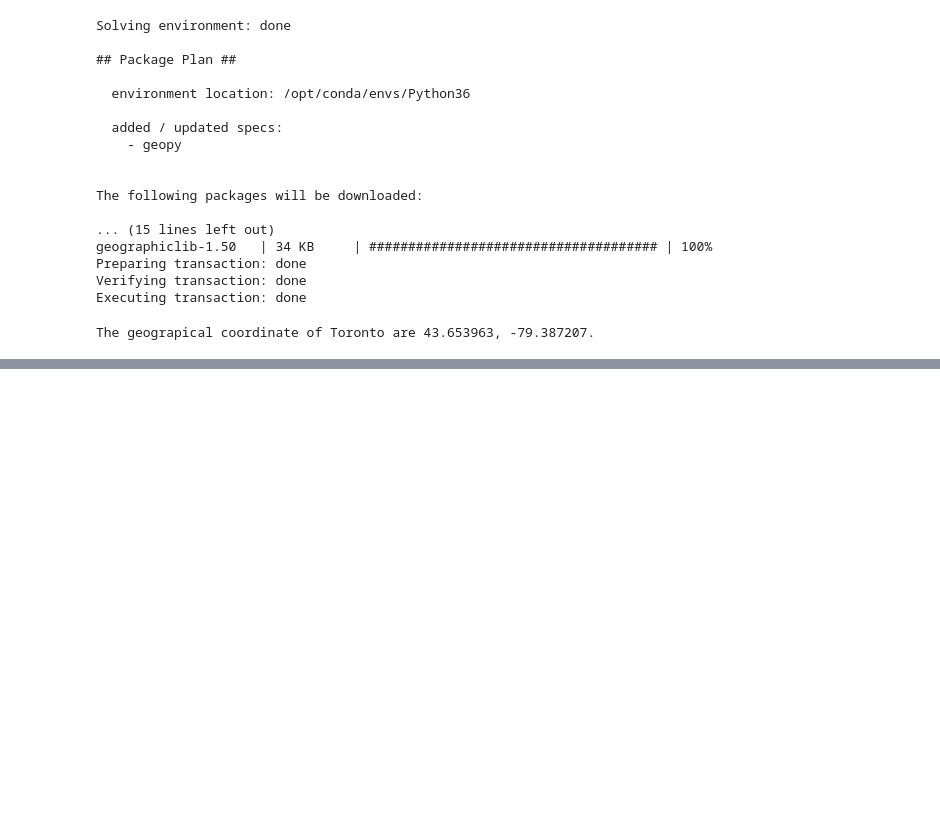
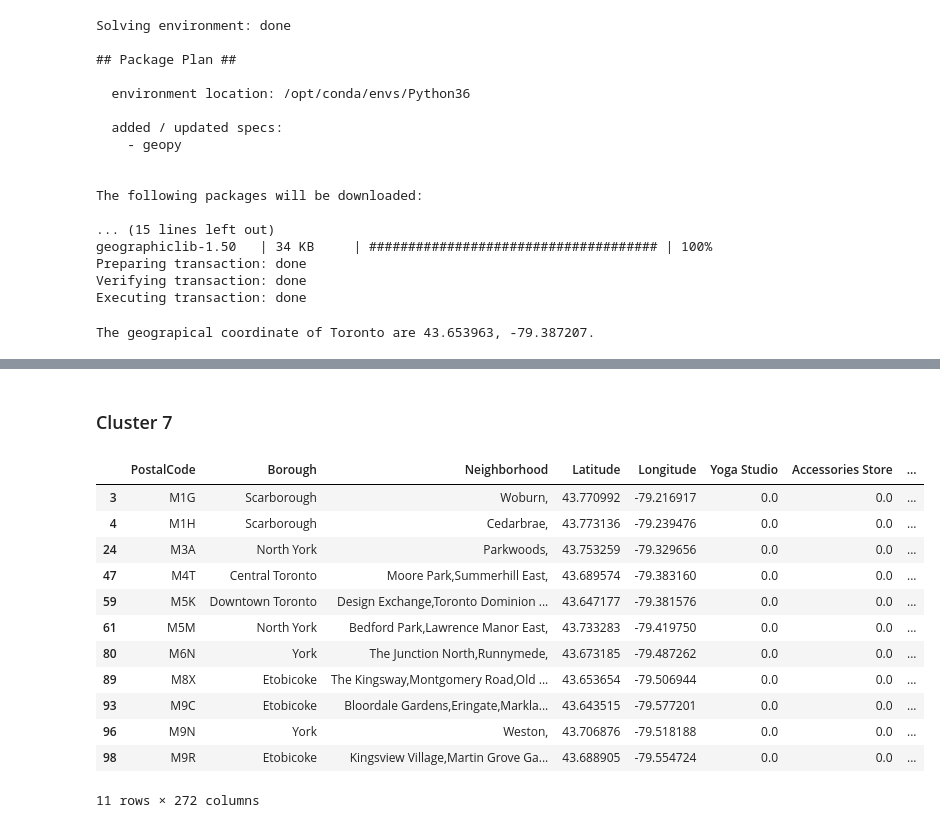
Before and after one commit to sameermahajan/Coursera_Capstone, a Jupyter notebook: Neighborhoods in Toronto.ipynb, the cells around one changed output, grey strips where cells are left out. Cells and saved outputs as stored; diff of their text form; code cells hidden in the pictures; blank space fills up the shorter version.

```diff
--- a/Neighborhoods in Toronto.ipynb
+++ b/Neighborhoods in Toronto.ipynb
@@ -363,0 +420,18 @@ map_clusters
+# %% [markdown]
+### Cluster 7
+# %%
+m1[m1['Cluster Labels'] == 7]
+# %% [output]
+|  | PostalCode | Borough | Neighborhood | Latitude | Longitude | Yoga Studio | Accessories Store | ... |
+| 3 | M1G | Scarborough | Woburn, | 43.770992 | -79.216917 | 0.0 | 0.0 | ... |
+| 4 | M1H | Scarborough | Cedarbrae, | 43.773136 | -79.239476 | 0.0 | 0.0 | ... |
+| 24 | M3A | North York | Parkwoods, | 43.753259 | -79.329656 | 0.0 | 0.0 | ... |
+| 47 | M4T | Central Toronto | Moore Park,Summerhill East, | 43.689574 | -79.383160 | 0.0 | 0.0 | ... |
+| 59 | M5K | Downtown Toronto | Design Exchange,Toronto Dominion ... | 43.647177 | -79.381576 | 0.0 | 0.0 | ... |
+| 61 | M5M | North York | Bedford Park,Lawrence Manor East, | 43.733283 | -79.419750 | 0.0 | 0.0 | ... |
+| 80 | M6N | York | The Junction North,Runnymede, | 43.673185 | -79.487262 | 0.0 | 0.0 | ... |
+| 89 | M8X | Etobicoke | The Kingsway,Montgomery Road,Old ... | 43.653654 | -79.506944 | 0.0 | 0.0 | ... |
+| 93 | M9C | Etobicoke | Bloordale Gardens,Eringate,Markla... | 43.643515 | -79.577201 | 0.0 | 0.0 | ... |
+| 96 | M9N | York | Weston, | 43.706876 | -79.518188 | 0.0 | 0.0 | ... |
+| 98 | M9R | Etobicoke | Kingsview Village,Martin Grove Ga... | 43.688905 | -79.554724 | 0.0 | 0.0 | ... |
+11 rows × 272 columns
```
Also changed, not shown: parts of 8 cells of this notebook.
